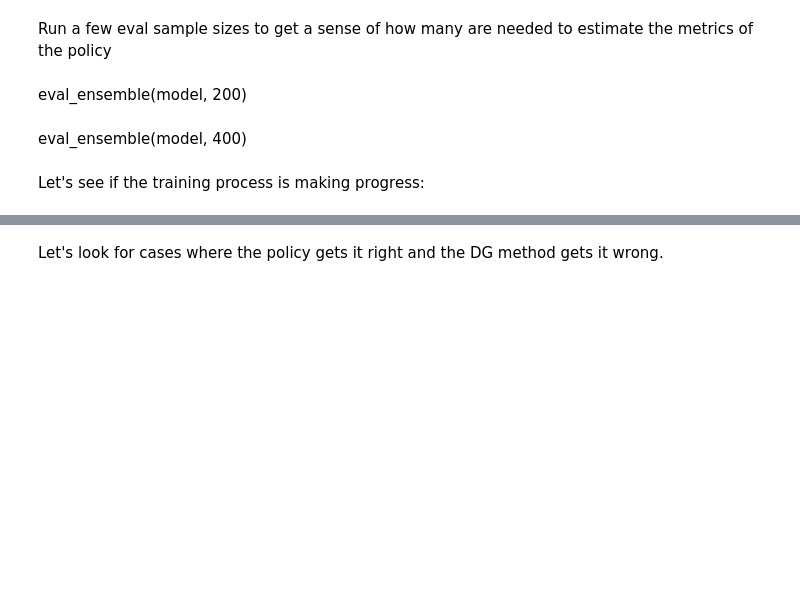
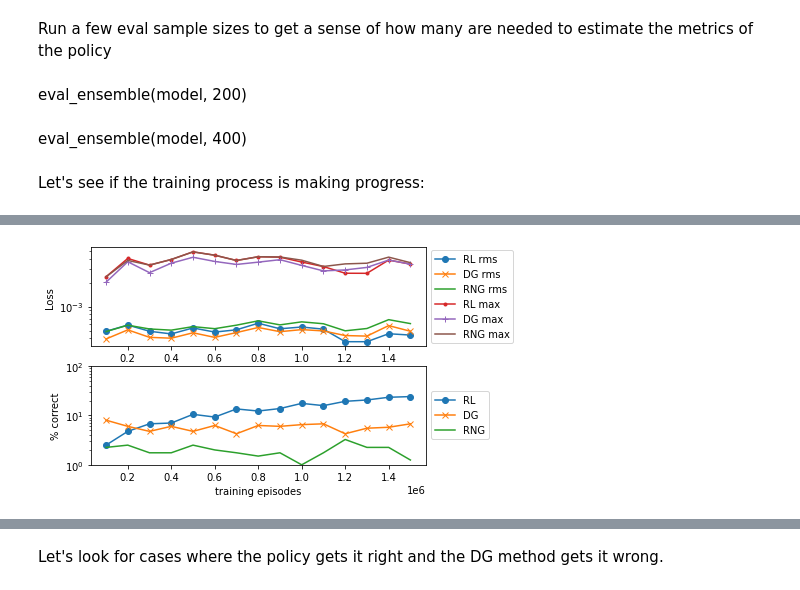
Before and after one commit to rw-anderson/binder-demo, a Jupyter notebook: minigame11.ipynb, the cells around one changed output, grey strips where cells are left out. Drawn from its saved outputs; the diff is of its cells as text; code cells hidden in the pictures; blank space fills up the shorter version.

```diff
--- a/minigame11.ipynb
+++ b/minigame11.ipynb
@@ -551,0 +754,4 @@ rms
+# %%
+plotprogress()
+# %% [output]
+[figure, added]
```
Also changed, not shown: parts of 44 cells of this notebook.
